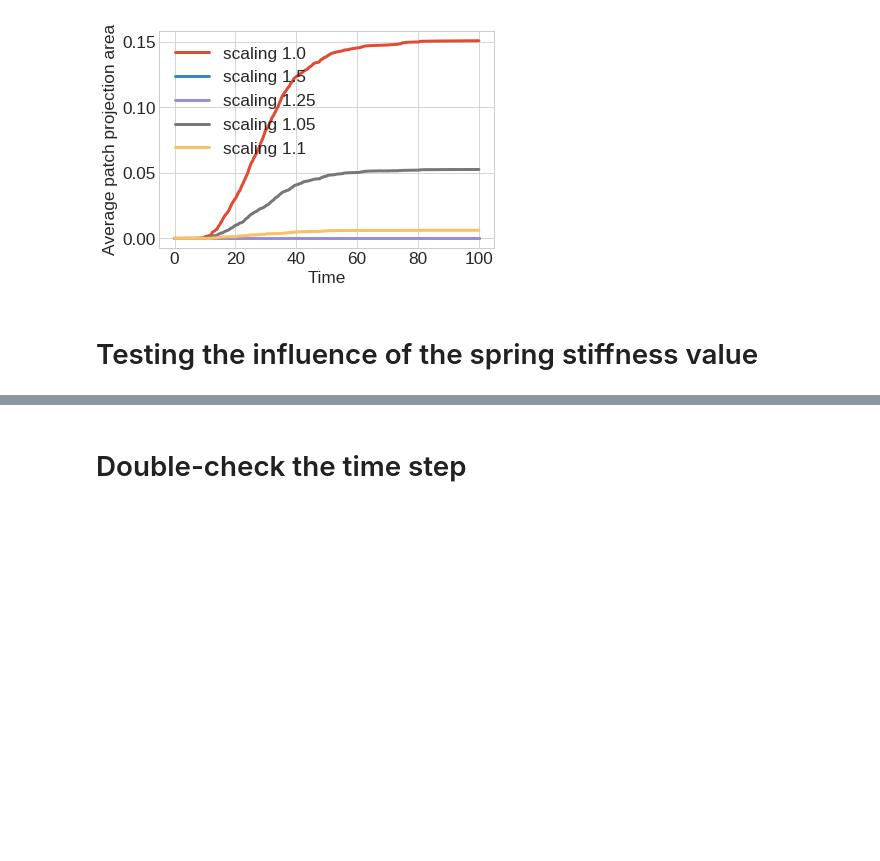
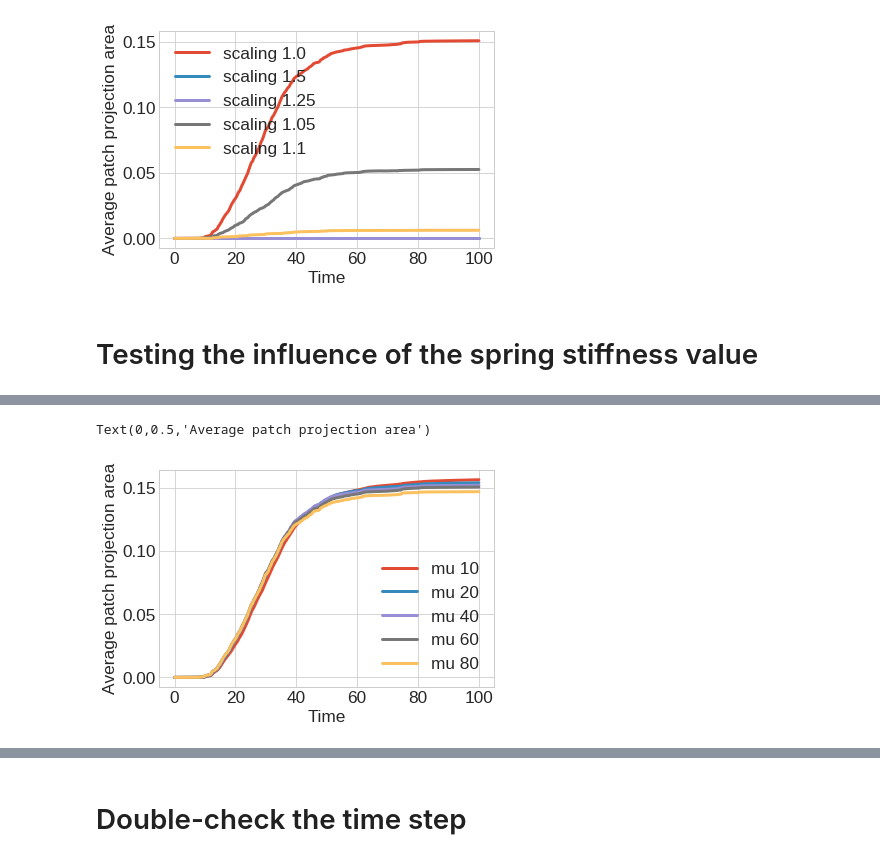
Before and after one commit to somathias/CartilageCBM, a Jupyter notebook: exp-mesenchymal_condensation.ipynb, the cells around one changed output, grey strips where cells are left out. Saved outputs shown, nothing was run; the diff lists cells and outputs as text; code cells hidden in the pictures; blank space fills up the shorter version.

```diff
--- a/exp-mesenchymal_condensation.ipynb
+++ b/exp-mesenchymal_condensation.ipynb
@@ -451,0 +360,78 @@ Text(0,0.5,'Average patch projection area')
+# %%
+dir_10 = 'exp-mesenchymal_condensation/20200423-145920/'
+
+# time steps are consistent across runs, so it's sufficient to load them from a single path
+times_d, coords_d = sm.read_in_data('/home/kubuntu1804/Documents/sf_simulation_results/'+dir_10 + '0/results_from_time_0/')
+
+ppa_av_d = np.zeros(times_d.shape)
+for seed in range(8):
+    ppa_av_d = ppa_av_d + np.loadtxt('/home/kubuntu1804/Documents/sf_simulation_results/'+dir_10+str(seed)+'/results_from_time_0/metrics_results/data_patch_projection_area_av.txt', dtype=float)
+ppa_av_d = ppa_av_d /8
+
+
+plt.plot(times_d, ppa_av_d, label='mu 10')
+
+dir_20 = 'exp-mesenchymal_condensation/20200423-144158/'
+
+# time steps are consistent across runs, so it's sufficient to load them from a single path
+times_d, coords_d = sm.read_in_data('/home/kubuntu1804/Documents/sf_simulation_results/'+dir_20 + '0/results_from_time_0/')
+
+ppa_av_d = np.zeros(times_d.shape)
+for seed in range(8):
+    ppa_av_d = ppa_av_d + np.loadtxt('/home/kubuntu1804/Documents/sf_simulation_results/'+dir_20+str(seed)+'/results_from_time_0/metrics_results/data_patch_projection_area_av.txt', dtype=float)
+ppa_av_d = ppa_av_d /8
+
+
+plt.plot(times_d, ppa_av_d, label='mu 20')
+
+dir_40 = 'exp-mesenchymal_condensation/20200423-132228/'
+
+# time steps are consistent across runs, so it's sufficient to load them from a single path
+times_d, coords_d = sm.read_in_data('/home/kubuntu1804/Documents/sf_simulation_results/'+dir_40 + '0/results_from_time_0/')
+
+ppa_av_d = np.zeros(times_d.shape)
+for seed in range(8):
+    ppa_av_d = ppa_av_d + np.loadtxt('/home/kubuntu1804/Documents/sf_simulation_results/'+dir_40+str(seed)+'/results_from_time_0/metrics_results/data_patch_projection_area_av.txt', dtype=float)
+ppa_av_d = ppa_av_d /8
+
+
+plt.plot(times_d, ppa_av_d, label='mu 40')
+#plt.legend()
+
+
+dir_directed = 'exp-mesenchymal_condensation/20200421-111933/'
+
+# time steps are consistent across runs, so it's sufficient to load them from a single path
+times_d, coords_d = sm.read_in_data('/home/kubuntu1804/Documents/sf_simulation_results/'+dir_directed + '0/results_from_time_0/')
+
+ppa_av_d = np.zeros(times_d.shape)
+for seed in range(8):
+    ppa_av_d = ppa_av_d + np.loadtxt('/home/kubuntu1804/Documents/sf_simulation_results/'+dir_directed+str(seed)+'/results_from_time_0/metrics_results/data_patch_projection_area_av.txt', dtype=float)
+ppa_av_d = ppa_av_d /8
+
+
+plt.plot(times_d, ppa_av_d, label='mu 60')
+#plt.legend()
+#plt.xlabel('Time')
+#plt.ylabel('Average patch projection area')
+
+dir_80 = 'exp-mesenchymal_condensation/20200420-112004/'
+
+# time steps are consistent across runs, so it's sufficient to load them from a single path
+times_d, coords_d = sm.read_in_data('/home/kubuntu1804/Documents/sf_simulation_results/'+dir_80 + '0/results_from_time_0/')
+
+ppa_av_d = np.zeros(times_d.shape)
+for seed in range(8):
+    ppa = np.loadtxt('/home/kubuntu1804/Documents/sf_simulation_results/'+dir_80+str(seed)+'/results_from_time_0/metrics_results/data_patch_projection_area_av.txt', dtype=float)
+    ppa_av_d = ppa_av_d + ppa
+    #plt.plot(times_d, ppa, linestyle='--', color='grey', alpha=0.5)
+ppa_av_d = ppa_av_d /8
+
+
+plt.plot(times_d, ppa_av_d, label='mu 80')
+plt.legend()
+plt.xlabel('Time')
+plt.ylabel('Average patch projection area')
+# %% [output]
+Text(0,0.5,'Average patch projection area')
+[figure, added]
```
Also changed, not shown: parts of 9 cells of this notebook, 1 other file.
